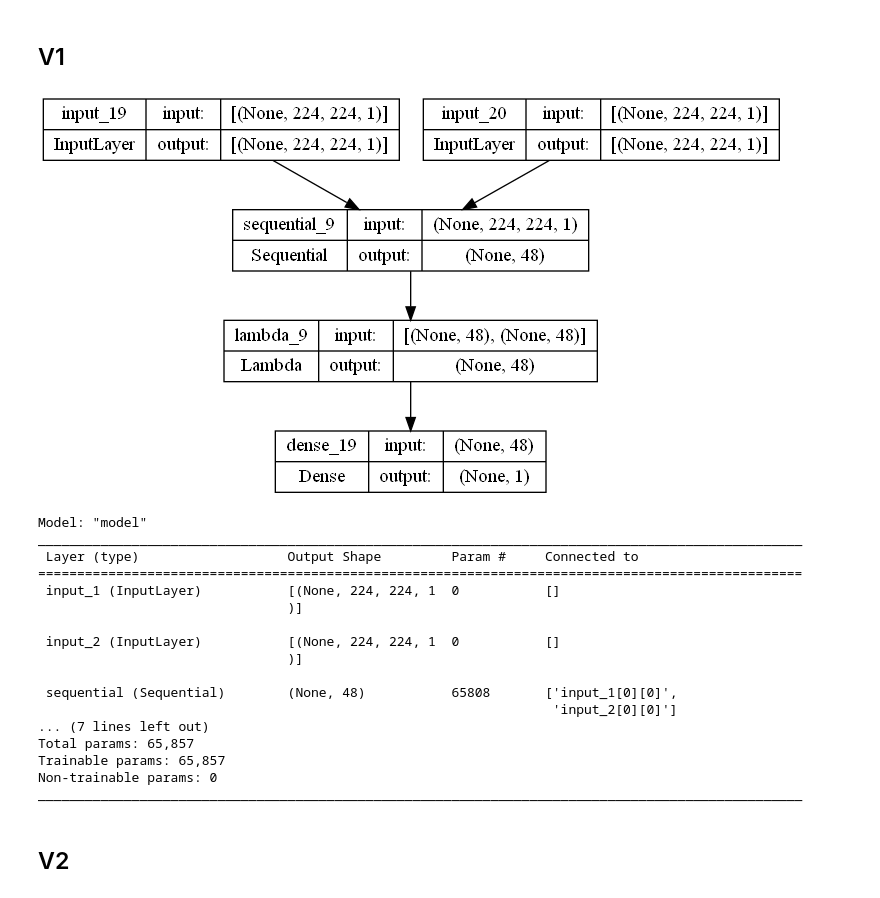
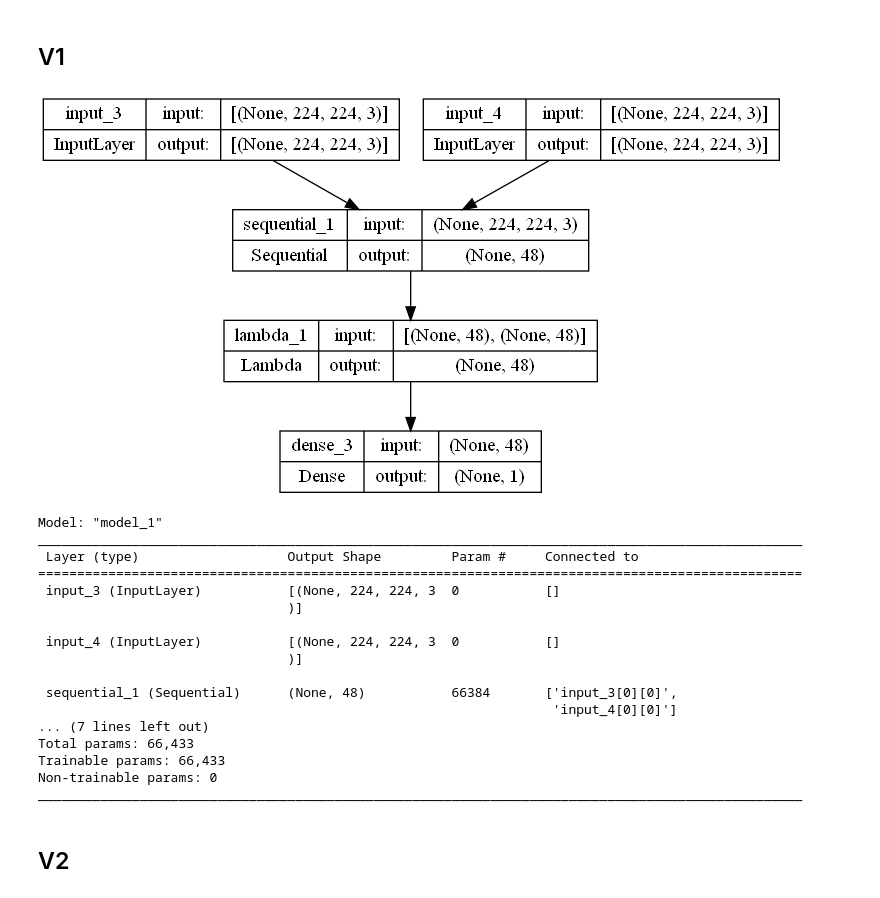
Before and after one commit to Nicolas-BZRD/Multi-Video-Temporal-Synchronization, a Jupyter notebook: notebooks/model.ipynb, the cells around one changed output. Cells and saved outputs as stored; diff of their text form; code cells hidden in the pictures.

```diff
--- a/notebooks/model.ipynb
+++ b/notebooks/model.ipynb
@@ -10,3 +7,6 @@ img_shape = (224,224,1)
+# %%
+img_shape = (224,224,3)
+dropout = [0,0,0,0]
 # %%
 left_input = layers.Input(img_shape)
 right_input = layers.Input(img_shape)
@@ -15,22 +15,22 @@ right_input = layers.Input(img_shape)
 cnn = models.Sequential()
 cnn.add(layers.Conv2D(32, (3, 3), activation='relu', input_shape=img_shape))
 cnn.add(layers.MaxPooling2D((3, 3)))
-
-cnn.add(layers.Conv2D(48, (3, 3), activation='relu'))
-cnn.add(layers.MaxPooling2D((2, 2)))
 cnn.add(layers.Dropout(dropout[0]))
 
 cnn.add(layers.Conv2D(48, (3, 3), activation='relu'))
 cnn.add(layers.MaxPooling2D((2, 2)))
 cnn.add(layers.Dropout(dropout[1]))
 
-cnn.add(layers.Conv2D(64, (3, 3), activation='relu'))
+cnn.add(layers.Conv2D(48, (3, 3), activation='relu'))
 cnn.add(layers.MaxPooling2D((2, 2)))
 cnn.add(layers.Dropout(dropout[2]))
 
+cnn.add(layers.Conv2D(64, (3, 3), activation='relu'))
+cnn.add(layers.MaxPooling2D((2, 2)))
+cnn.add(layers.Dropout(dropout[3]))
+
 cnn.add(layers.GlobalAveragePooling2D())
 cnn.add(layers.Dense(48, activation='relu'))
-cnn.add(layers.Dropout(dropout[3]))
 
 # Generate the encodings (feature vectors) for the two images
 left_feats = cnn(left_input)
@@ -45,28 +45,31 @@ prediction = layers.Dense(1,activation='sigmoid')(distance)
 
 # Connect the inputs with the outputs
 model = models.Model(inputs=[left_input,right_input],outputs=prediction)
+
+# Compile the model
+model.compile(loss="binary_crossentropy", optimizer="Adam", metrics=["accuracy", metrics.Recall(), metrics.Precision()])
 # %%
-plot_model(model, show_shapes=True,)
+utils.plot_model(model, show_shapes=True,)
 # %% [output]
-[figure, old version]
+[figure, new version]
 # %%
 model.summary()
 # %% [output]
-Model: "model"
+Model: "model_1"
 __________________________________________________________________________________________________
  Layer (type)                   Output Shape         Param #     Connected to
 ==================================================================================================
- input_1 (InputLayer)           [(None, 224, 224, 1  0           []
+ input_3 (InputLayer)           [(None, 224, 224, 3  0           []
                                 )]
 
- input_2 (InputLayer)           [(None, 224, 224, 1  0           []
+ input_4 (InputLayer)           [(None, 224, 224, 3  0           []
                                 )]
 
- sequential (Sequential)        (None, 48)           65808       ['input_1[0][0]',
-                                                                  'input_2[0][0]']
+ sequential_1 (Sequential)      (None, 48)           66384       ['input_3[0][0]',
+                                                                  'input_4[0][0]']
 ... (7 lines left out)
-Total params: 65,857
-Trainable params: 65,857
+Total params: 66,433
+Trainable params: 66,433
 Non-trainable params: 0
 __________________________________________________________________________________________________
 # %% [markdown]
```
Also changed, not shown: parts of 2 cells of this notebook, 18 other files.
